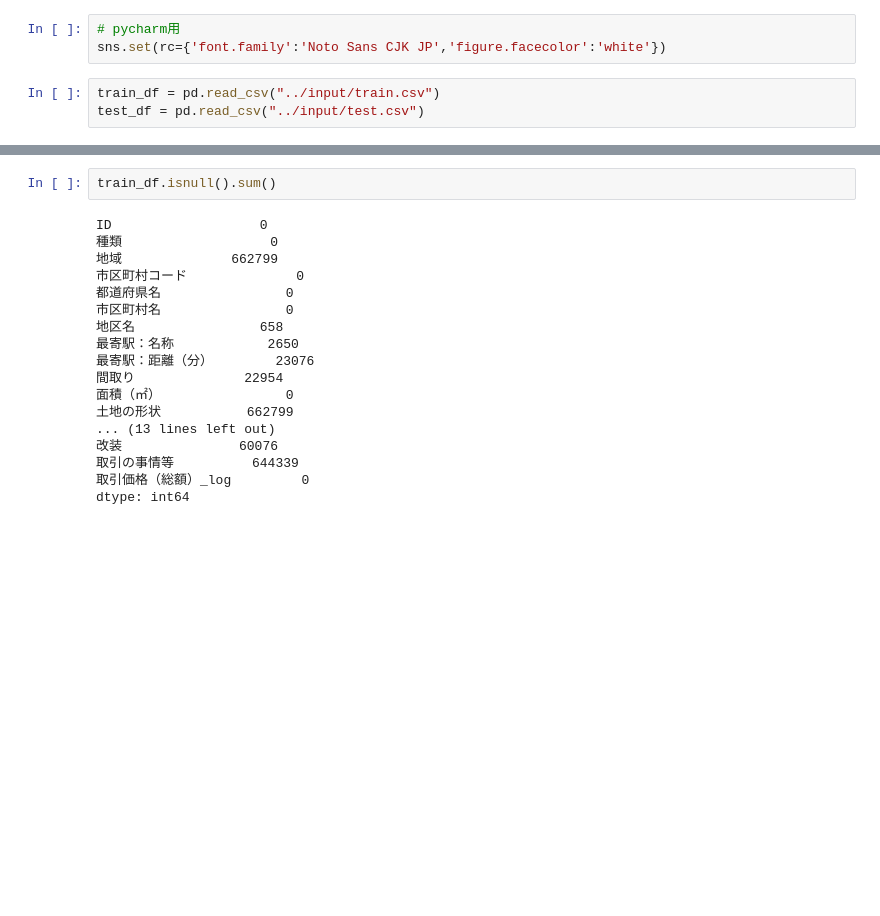
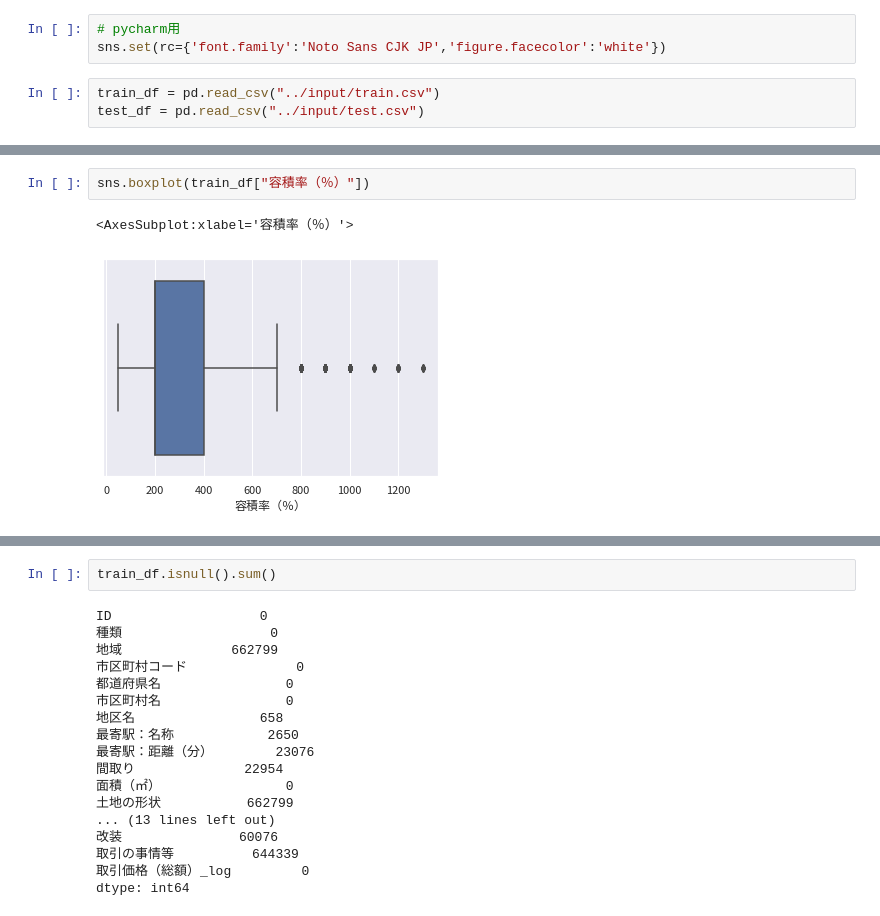
Before and after one commit to kfsky/2021-summer-second-hand-apartment-price-prediction, a Jupyter notebook: notebook/EDA.ipynb, the cells around one changed output, grey strips where cells are left out. Saved outputs shown, nothing was run; the diff lists cells and outputs as text; blank space fills up the shorter version.

```diff
--- a/notebook/EDA.ipynb
+++ b/notebook/EDA.ipynb
@@ -20,0 +33,5 @@ train_df.head(1)
+# %%
+sns.boxplot(train_df["容積率（％）"])
+# %% [output]
+<AxesSubplot:xlabel='容積率（％）'>
+[figure, added]
```
Also changed, not shown: parts of 3 cells of this notebook, 1 other file.
